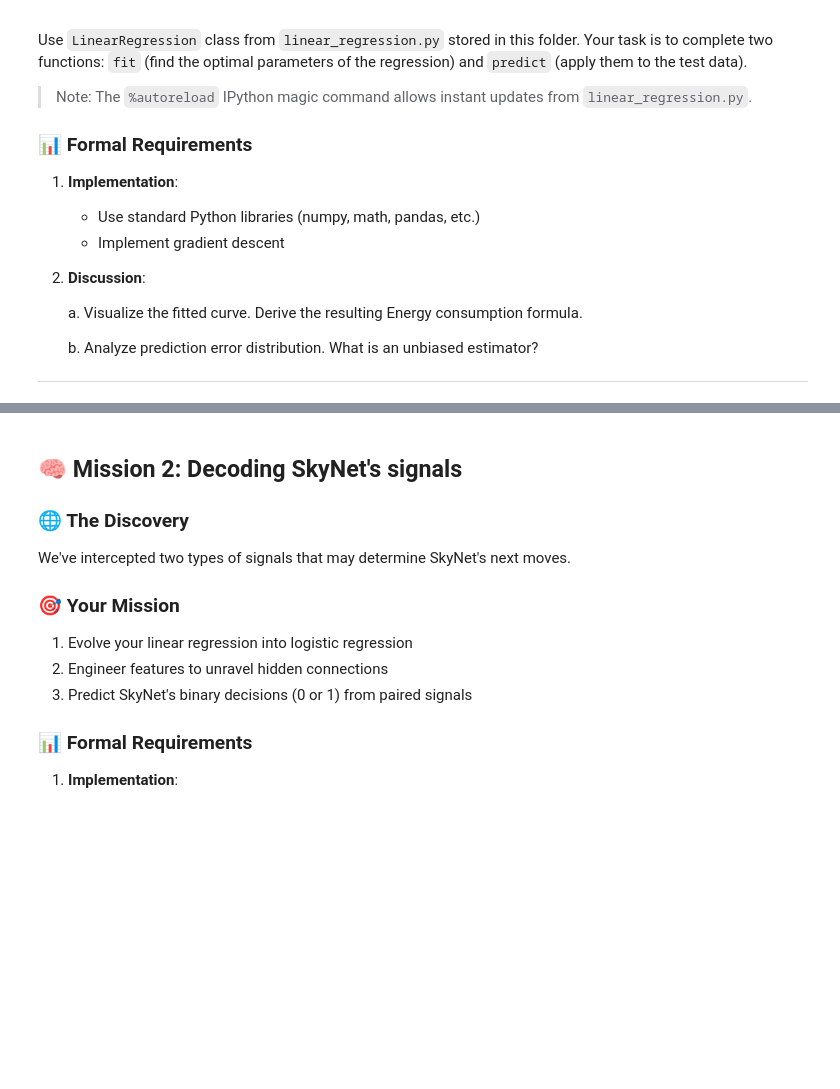
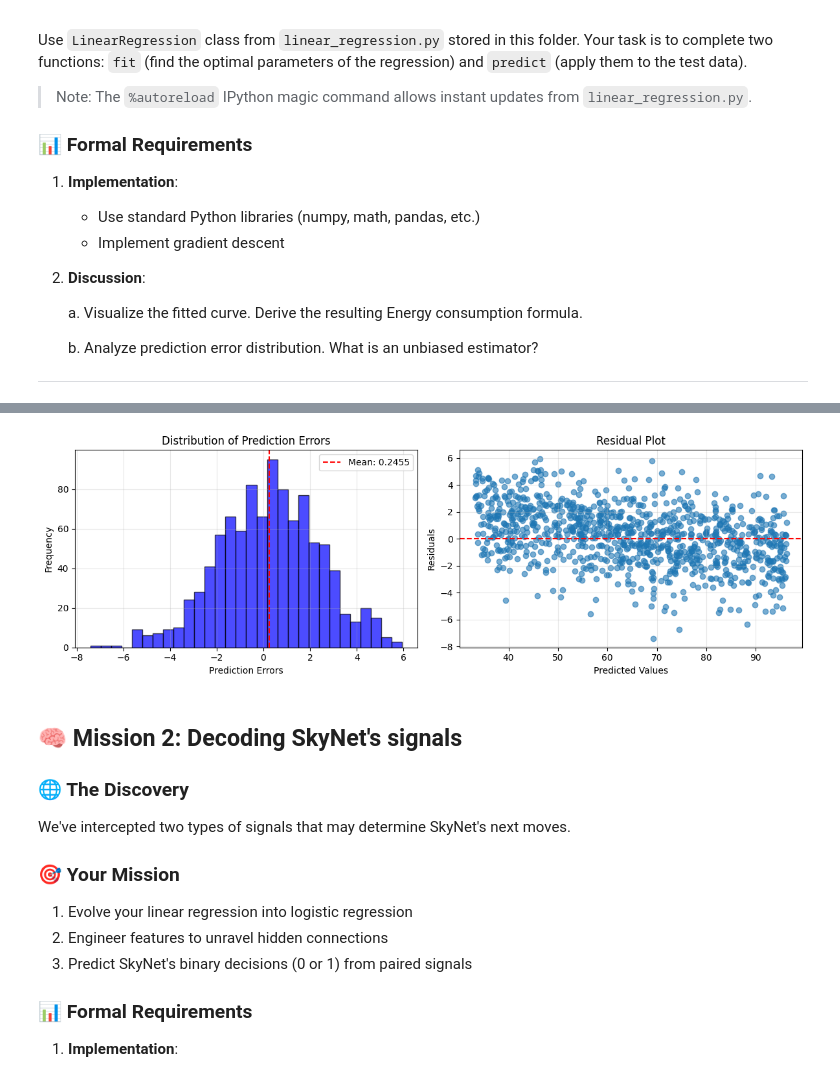
Before and after one commit to JonBergland/TDT4172-Machinlearning-tasks, a Jupyter notebook: Chapter_1.ipynb, the cells around one changed output, grey strips where cells are left out. Saved outputs shown, nothing was run; the diff lists cells and outputs as text; code cells hidden in the pictures; blank space fills up the shorter version.

```diff
--- a/Chapter_1.ipynb
+++ b/Chapter_1.ipynb
@@ -93,3 +100,31 @@ KeyError: 29.727959057643307
+# %%
+
+y_pred = lr.predict(data[['Net_Activity']])
+errors = data['Energy'] - y_pred
+
+plt.figure(figsize=(12, 4))
+
+plt.subplot(1, 2, 1)
+plt.hist(errors, bins=30, alpha=0.7, color='blue', edgecolor='black')
+plt.axvline(np.mean(errors), color='red', linestyle='--', label=f'Mean: {np.mean(errors):.4f}')
+plt.xlabel('Prediction Errors')
+plt.ylabel('Frequency')
+plt.title('Distribution of Prediction Errors')
+plt.legend()
+plt.grid(True, alpha=0.3)
+
+plt.subplot(1, 2, 2)
+plt.scatter(y_pred, errors, alpha=0.6)
+plt.axhline(y=0, color='red', linestyle='--')
+plt.xlabel('Predicted Values')
+plt.ylabel('Residuals')
+plt.title('Residual Plot')
+plt.grid(True, alpha=0.3)
+
+plt.tight_layout()
+plt.show()
+# %% [output]
+[figure, added]
 # %% [markdown]
 ## 🧠 Mission 2: Decoding SkyNet's signals
 
```
Also changed, not shown: parts of 15 cells of this notebook.
